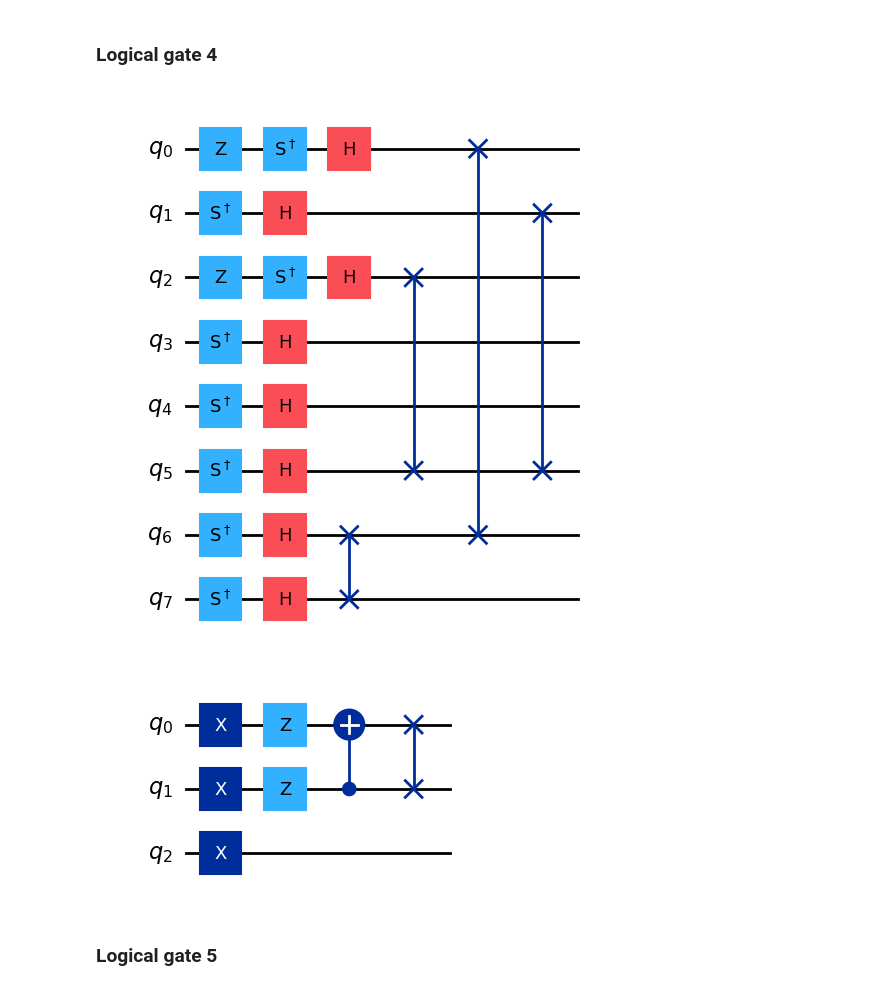
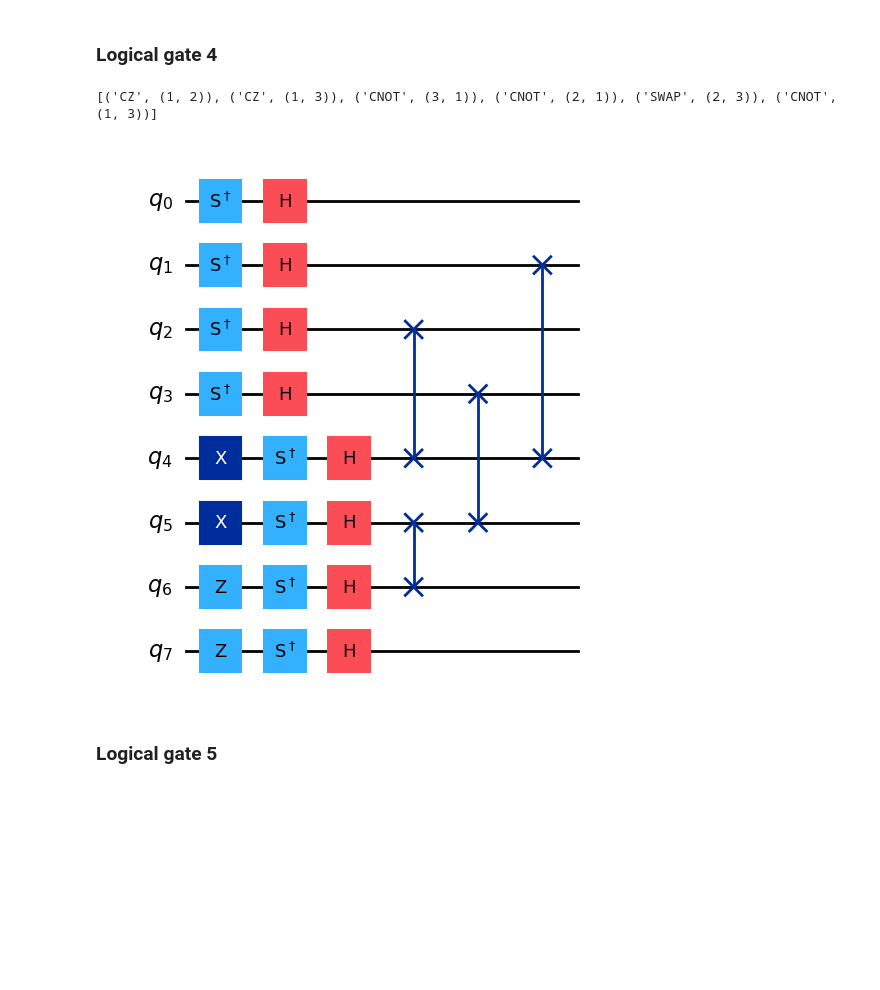
Before and after one commit to hsayginel/autqec, a Jupyter notebook: examples/codes_from_codetables.ipynb, the cells around one changed output. Cells and saved outputs as stored; diff of their text form; code cells hidden in the pictures; blank space fills up the shorter version.

```diff
--- a/examples/codes_from_codetables.ipynb
+++ b/examples/codes_from_codetables.ipynb
@@ -93,16 +77,13 @@ qc.draw(output='mpl')
 # %% [markdown]
 ### Logical gate 4
-# %%
-# physical circuit
-qc = construct_circuit(physical_circuits[3], n)
-qc.draw(output='mpl')
-# %% [output]
-[figure, removed]
-# %%
-# logical circuit
-qc = construct_circuit(logical_circuits[3], k)
-qc.draw(output='mpl')
-# %% [output]
-[figure, removed]
+# %%
+# physical circuit
+circ = circuits[3]
+print(circ[0])
+qc = construct_circuit(circ[1], n)
+qc.draw(output='mpl')
+# %% [output]
+[('CZ', (1, 2)), ('CZ', (1, 3)), ('CNOT', (3, 1)), ('CNOT', (2, 1)), ('SWAP', (2, 3)), ('CNOT', (1, 3))]
+[figure, added]
 # %% [markdown]
 ### Logical gate 5
```
Also changed, not shown: parts of 18 cells of this notebook, 7 other files.
